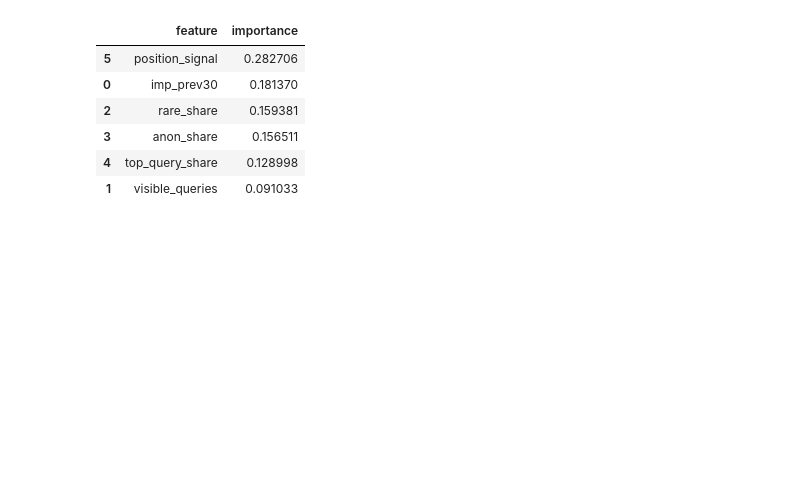
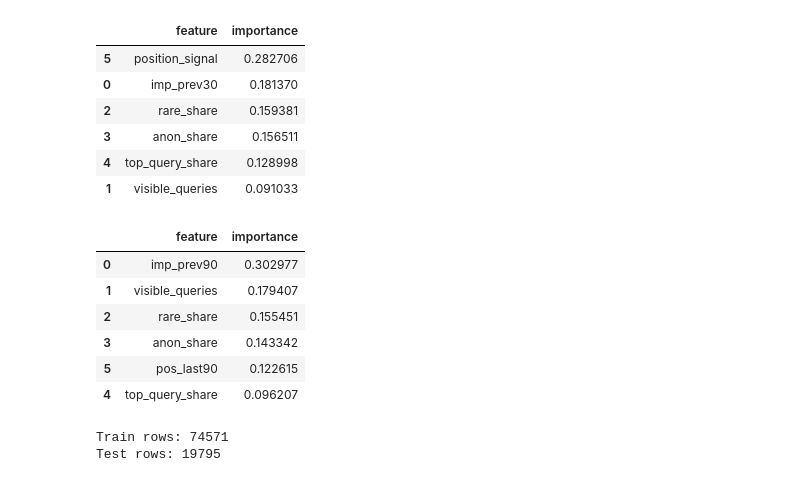
Before and after one commit to Ahmed-coder874/flyrank-ml-internship, a Jupyter notebook: notebooks/03_working_with_the_full_release.ipynb, the cells around one changed output. Saved outputs shown, nothing was run; the diff lists cells and outputs as text; code cells hidden in the pictures; blank space fills up the shorter version.

```diff
--- a/notebooks/03_working_with_the_full_release.ipynb
+++ b/notebooks/03_working_with_the_full_release.ipynb
@@ -393,3 +437,67 @@ importance.sort_values(
 | 3 | anon_share | 0.156511 |
 | 4 | top_query_share | 0.128998 |
 | 1 | visible_queries | 0.091033 |
+# %%
+importance = pd.DataFrame({
+    "feature": feature_cols,
+    "importance": model.feature_importances_
+})
+
+importance.sort_values(
+    "importance",
+    ascending=False
+)
+# %% [output]
+|  | feature | importance |
+| 0 | imp_prev90 | 0.302977 |
+| 1 | visible_queries | 0.179407 |
+| 2 | rare_share | 0.155451 |
+| 3 | anon_share | 0.143342 |
+| 5 | pos_last90 | 0.122615 |
+| 4 | top_query_share | 0.096207 |
+# %%
+from sklearn.model_selection import GroupShuffleSplit
+from sklearn.ensemble import RandomForestClassifier
+from sklearn.metrics import classification_report
+
+# prepare data
+model_data = data.copy()
+
+feature_cols = [
+    'imp_prev90',
+    'visible_queries',
+    'rare_share',
+    'anon_share',
+    'top_query_share',
+    'pos_last90'
+]
+
+model_data[feature_cols] = model_data[feature_cols].fillna(0)
+
+
+# split by CLIENT, not random rows
+splitter = GroupShuffleSplit(
+    test_size=0.25,
+    random_state=42
+)
+
+train_idx, test_idx = next(
+    splitter.split(
+        model_data,
+        groups=model_data["client_hash_id"]
+    )
+)
+
+
+X_train = model_data.iloc[train_idx][feature_cols]
+X_test = model_data.iloc[test_idx][feature_cols]
+
+y_train = model_data.iloc[train_idx]["is_declining"]
+y_test = model_data.iloc[test_idx]["is_declining"]
+
+
+print("Train rows:", len(X_train))
+print("Test rows:", len(X_test))
+# %% [output]
+Train rows: 74571
+Test rows: 19795
```
Also changed, not shown: parts of 8 cells of this notebook.
